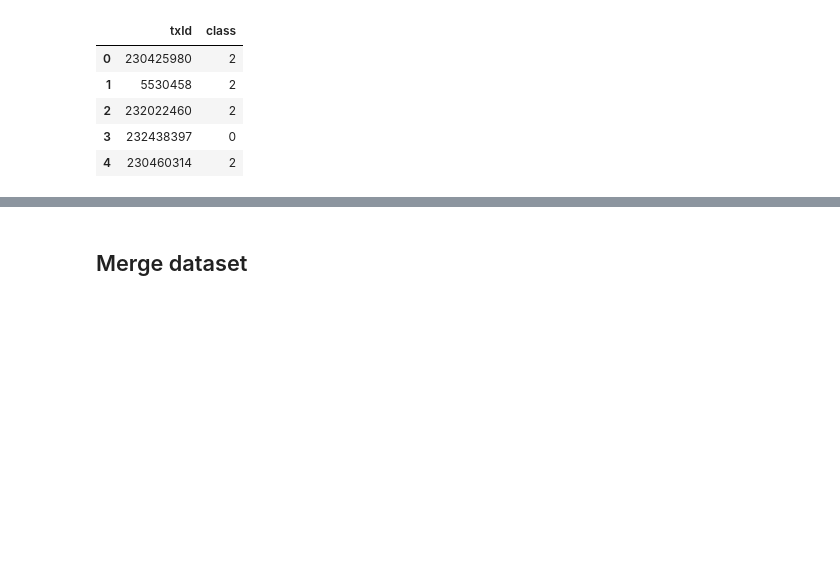
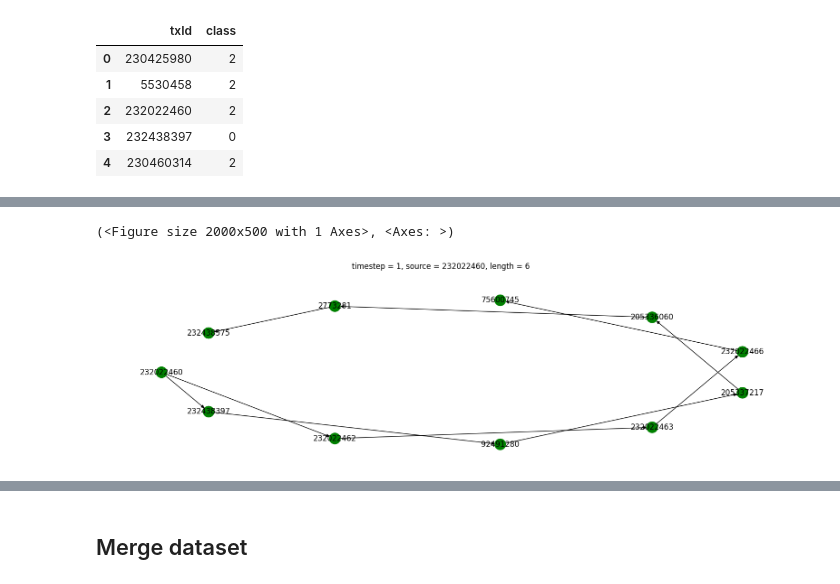
Before and after one commit to taimoon/deep-learning-note, a Jupyter notebook: Fraud_detection_GAT.ipynb, the cells around one changed output, grey strips where cells are left out. Drawn from its saved outputs; the diff is of its cells as text; code cells hidden in the pictures; blank space fills up the shorter version.

```diff
--- a/Fraud_detection_GAT.ipynb
+++ b/Fraud_detection_GAT.ipynb
@@ -143,7 +140,3 @@ df_features.head()
 | 3 | 232438397 | 1 | 0.163054 | 1.963790 | -0.646376 | 12.409294 | -0.063725 | 9.782742 | 12.414558 | -0.163645 | ... | ... |
 | 4 | 230460314 | 1 | 1.011523 | -0.081127 | -1.201369 | 1.153668 | 0.333276 | 1.312656 | -0.061584 | -0.163523 | ... | ... |
 5 rows × 167 columns
-# %%
-fig,ax= plt.subplots(1,1)
-fig.suptitle('transaction count vs. time step')
-df_features[1].hist(ax=ax)
@@ -186,0 +203,35 @@ df_merge.head()
+# %%
+def construct_bfs_tree(G,src):
+    g = nx.bfs_tree(G,src)
+    g = nx.DiGraph(g)
+    attributes = nx.get_edge_attributes(G, 't')
+    nx.set_edge_attributes(g, attributes, 't')
+    attributes = nx.get_node_attributes(G, 't')
+    nx.set_node_attributes(g, attributes, 't')
+
+    attributes = nx.get_node_attributes(G, 'label')
+    nx.set_node_attributes(g, attributes, 'label')
+    return g
+
+def plot_bfs(G,src=None):
+    from random import choice
+
+    if src is None:
+        src = choice(list(G.nodes))
+
+    g = construct_bfs_tree(G,src)
+
+    labels = {n:n for n in g}
+    cmap = ['red' if g.nodes[n]['label'] == 1  else 'green' for n in g.nodes]
+
+    pos = nx.shell_layout(g)
+    fig,ax = plt.subplots(1,1,figsize=(20,5))
+    length = nx.dag_longest_path_length(g)
+    fig.suptitle(f'timestep = {g.nodes[src]["t"]}, source = {src}, length = {length}')
+    nx.draw(g,pos,node_color=cmap,labels=labels,ax=ax)
+    return fig,ax
+
+plot_bfs(G,232022460)
+# %% [output]
+(<Figure size 2000x500 with 1 Axes>, <Axes: >)
+[figure, added]
```
Also changed, not shown: parts of 17 cells of this notebook.
